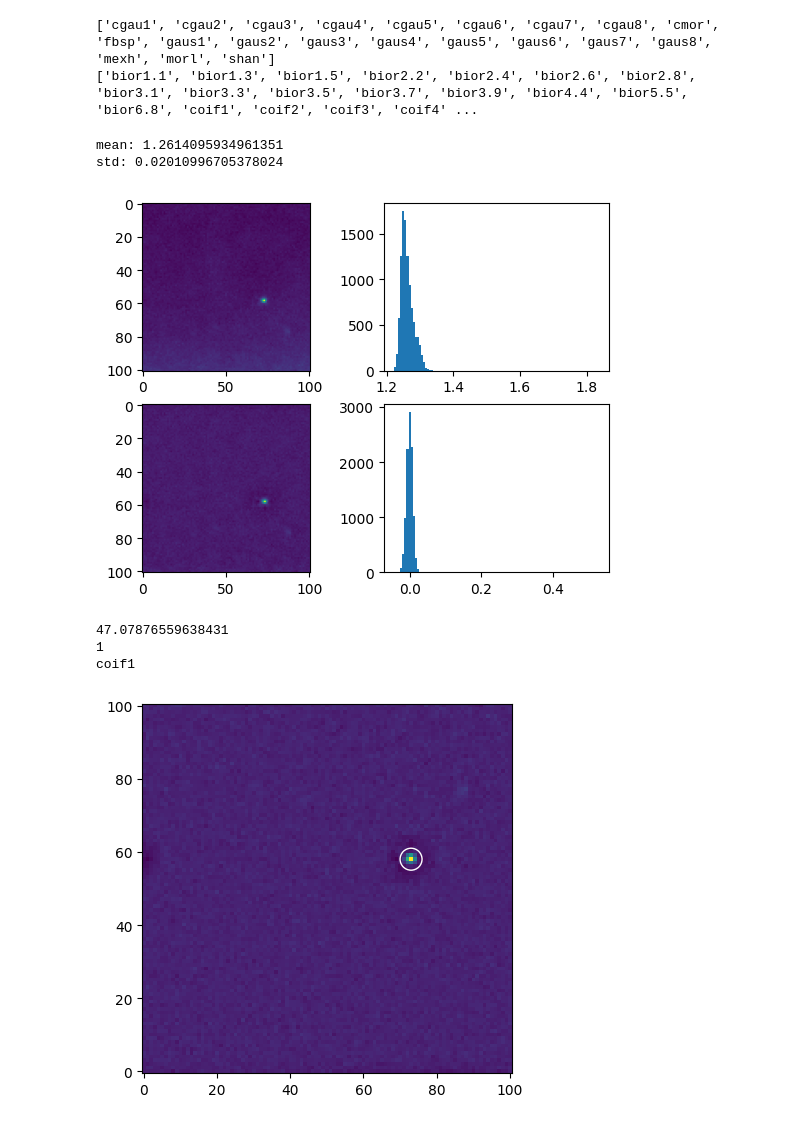
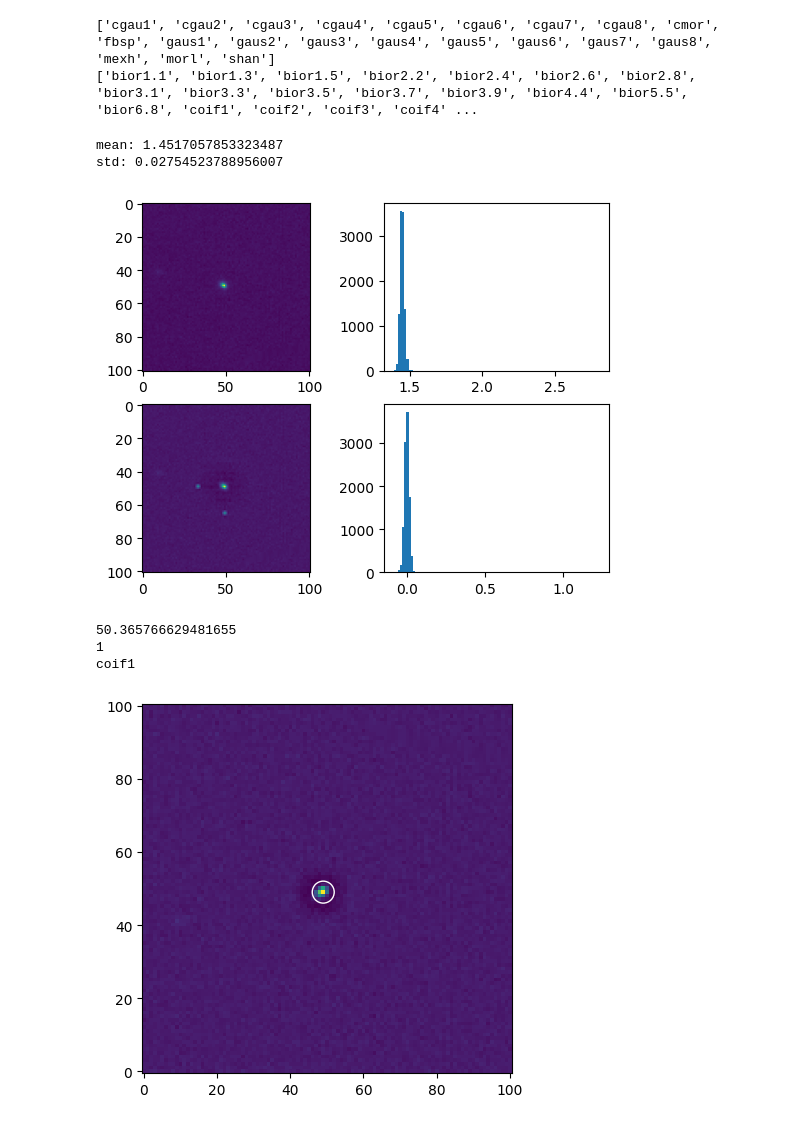
Before and after one commit to doverslab/doverAstroPipeline, a Jupyter notebook: package/dev_notebooks/fits_wavelet.ipynb, the cells around one changed output. Drawn from its saved outputs; the diff is of its cells as text; code cells hidden in the pictures.

```diff
--- a/package/dev_notebooks/fits_wavelet.ipynb
+++ b/package/dev_notebooks/fits_wavelet.ipynb
@@ -9,7 +9,7 @@ from astropy import units as u
 from astropy.coordinates import SkyCoord
 # %%
 #hdul = fits.open('fits\k4n_170113_084822_ori.fits.fz')
-hdul = fits.open('./../fits\k4n_140319_110826_dover.fits.fz')
+hdul = fits.open('./../../fits\k4n_150307_113502_dover.fits.fz')
 #hdul = fits.open('fits\S20230309S0221.fits')
 #w = wcs.WCS(hdul[1].header)
 
@@ -127,37 +127,37 @@ def swt_coarse_find(image: np.array, wavelet='coif1', max_level=3, level=1):
 
     max_image_row, max_image_col = np.unravel_index(np.argmax(swt_passed),swt_passed.shape)
 
     return max_image_row, max_image_col, swt_passed
 
-pick_point = [845,880]
+pick_point = [1047,252]
 study_level = 2
 fits_cropped, x_vals, y_vals = crop_fits(fits_image,pick_point,101)
 
 cropped_mean = np.mean(fits_cropped,axis=None)
 cropped_std = np.std(fits_cropped,axis=None)
 
 print('mean: '+str(cropped_mean))
 print('std: '+str(cropped_std))
 
 swtA, swtResults = swt_enhance(fits_cropped, wavelet='coif1', max_level=study_level)
 
 plt.figure()
 plt.subplot(2,2,1)
 plt.imshow(fits_cropped)
 
 plt.subplot(2,2,2)
 plt.hist(np.ravel(fits_cropped),bins=100)
 
 plt.subplot(2,2,3)
 plt.imshow(swtA)
 
 plt.subplot(2,2,4)
 plt.hist(np.ravel(swtA),bins=100)
 plt.show()
 # %% [output]
-mean: 1.2614095934961351
-std: 0.02010996705378024
+mean: 1.4517057853323487
+std: 0.02754523788956007
-[figure, old version]
+[figure, new version]
 # %%
 print(np.max(swtResults))
 max_result_row, max_result_col = np.unravel_index(np.argmax(swtResults),swtResults.shape)
@@ -174,10 +174,10 @@ plt.gca().invert_yaxis()
 plt.scatter(max_image_col,max_image_row,s=250, edgecolor='white', facecolor='none', linewidths=1)
 plt.show()
 # %% [output]
-47.07876559638431
+50.365766629481655
 1
 coif1
-[figure, old version]
+[figure, new version]
 # %%
 
 
```
Also changed, not shown: parts of 9 cells of this notebook, 7 other files.
